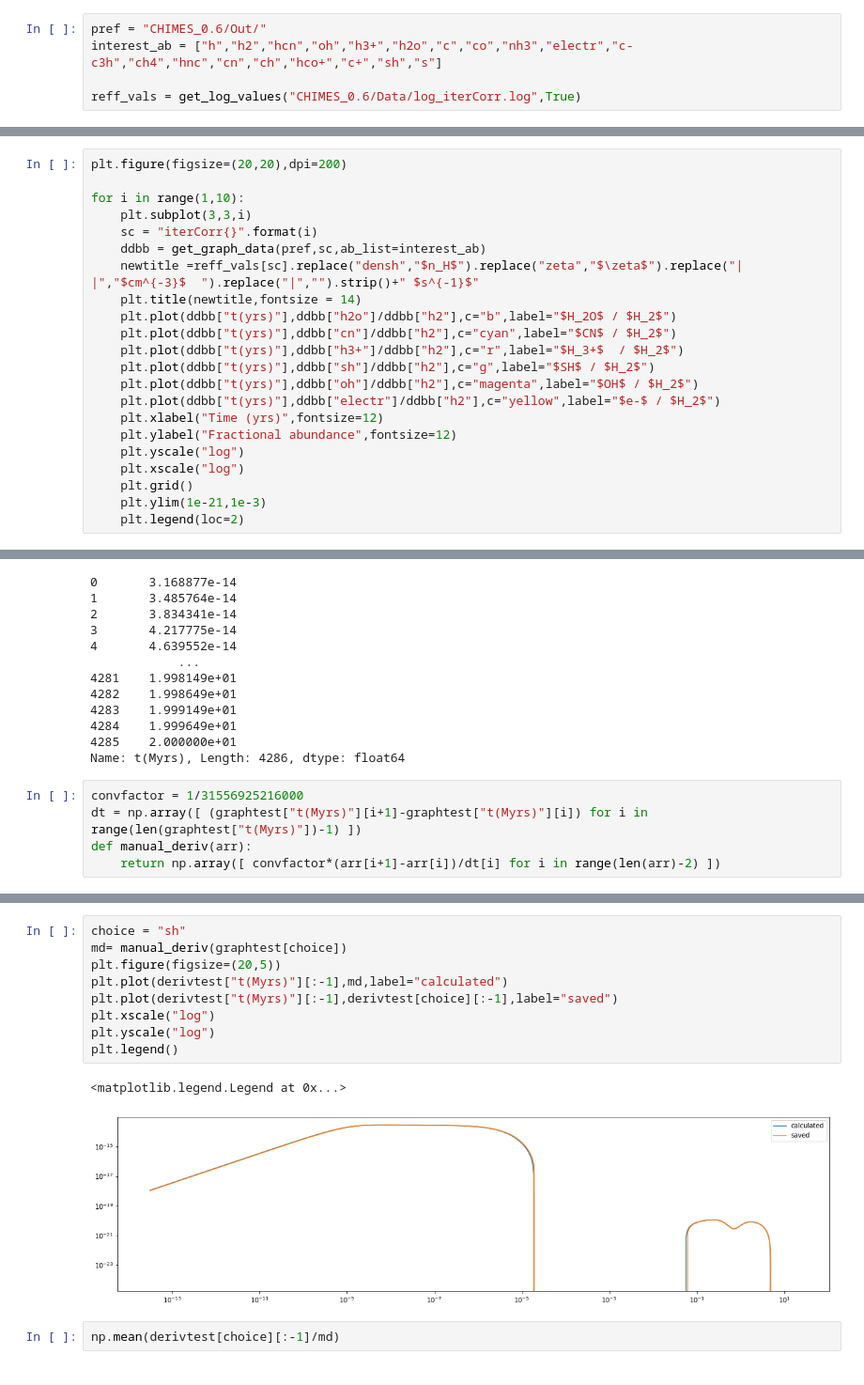
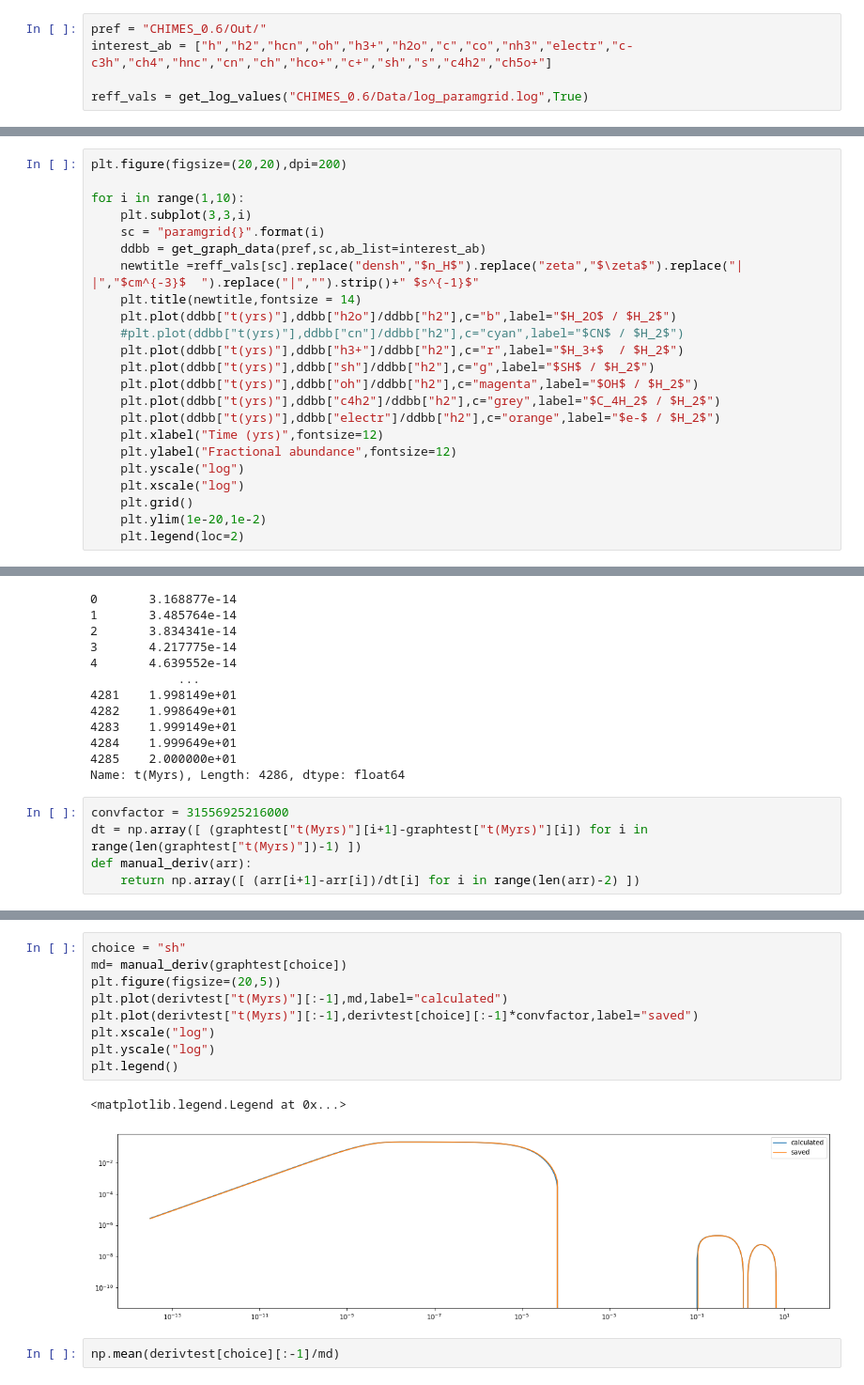
Before and after one commit to PaipaPsyche/ReducingChemicalNetworks_LIU2021, a Jupyter notebook: DataExploration.ipynb, the cells around one changed output, grey strips where cells are left out. Shown at 94% size. Drawn from its saved outputs; the diff is of its cells as text.

```diff
--- a/DataExploration.ipynb
+++ b/DataExploration.ipynb
@@ -78,8 +106,8 @@ def get_log_values(logpath,to_text = False):
 # %%
 pref = "CHIMES_0.6/Out/"
-interest_ab = ["h","h2","hcn","oh","h3+","h2o","c","co","nh3","electr","c-c3h","ch4","hnc","cn","ch","hco+","c+","sh","s"]
+interest_ab = ["h","h2","hcn","oh","h3+","h2o","c","co","nh3","electr","c-c3h","ch4","hnc","cn","ch","hco+","c+","sh","s","c4h2","ch5o+"]
 
-reff_vals = get_log_values("CHIMES_0.6/Data/log_iterCorr.log",True)
+reff_vals = get_log_values("CHIMES_0.6/Data/log_paramgrid.log",True)
 # %%
 plt.figure(figsize=(20,8),dpi=250)
 plt.subplot(1,2,2)
@@ -155,21 +183,22 @@ plt.figure(figsize=(20,20),dpi=200)
 
 for i in range(1,10):
     plt.subplot(3,3,i)
-    sc = "iterCorr{}".format(i)
+    sc = "paramgrid{}".format(i)
     ddbb = get_graph_data(pref,sc,ab_list=interest_ab)
     newtitle =reff_vals[sc].replace("densh","$n_H$").replace("zeta","$\zeta$").replace("|   |","$cm^{-3}$  ").replace("|","").strip()+" $s^{-1}$"
     plt.title(newtitle,fontsize = 14)
     plt.plot(ddbb["t(yrs)"],ddbb["h2o"]/ddbb["h2"],c="b",label="$H_2O$ / $H_2$")
-    plt.plot(ddbb["t(yrs)"],ddbb["cn"]/ddbb["h2"],c="cyan",label="$CN$ / $H_2$")
+    #plt.plot(ddbb["t(yrs)"],ddbb["cn"]/ddbb["h2"],c="cyan",label="$CN$ / $H_2$")
     plt.plot(ddbb["t(yrs)"],ddbb["h3+"]/ddbb["h2"],c="r",label="$H_3+$  / $H_2$")
     plt.plot(ddbb["t(yrs)"],ddbb["sh"]/ddbb["h2"],c="g",label="$SH$ / $H_2$")
     plt.plot(ddbb["t(yrs)"],ddbb["oh"]/ddbb["h2"],c="magenta",label="$OH$ / $H_2$")
-    plt.plot(ddbb["t(yrs)"],ddbb["electr"]/ddbb["h2"],c="yellow",label="$e-$ / $H_2$")
+    plt.plot(ddbb["t(yrs)"],ddbb["c4h2"]/ddbb["h2"],c="grey",label="$C_4H_2$ / $H_2$")
+    plt.plot(ddbb["t(yrs)"],ddbb["electr"]/ddbb["h2"],c="orange",label="$e-$ / $H_2$")
     plt.xlabel("Time (yrs)",fontsize=12)
     plt.ylabel("Fractional abundance",fontsize=12)
     plt.yscale("log")
     plt.xscale("log")
     plt.grid()
-    plt.ylim(1e-21,1e-3)
+    plt.ylim(1e-20,1e-2)
     plt.legend(loc=2)
 # %% [output]
@@ -232,10 +261,10 @@ derivtest["t(Myrs)"]
 4285    2.000000e+01
 Name: t(Myrs), Length: 4286, dtype: float64
 # %%
-convfactor = 1/31556925216000
+convfactor = 31556925216000
 dt = np.array([ (graphtest["t(Myrs)"][i+1]-graphtest["t(Myrs)"][i]) for i in range(len(graphtest["t(Myrs)"])-1) ])
 def manual_deriv(arr):
-    return np.array([ convfactor*(arr[i+1]-arr[i])/dt[i] for i in range(len(arr)-2) ])
+    return np.array([ (arr[i+1]-arr[i])/dt[i] for i in range(len(arr)-2) ])
 # %%
 derivtest["hco"]
 # %% [output]
@@ -254,15 +283,15 @@ Name: hco, Length: 4286, dtype: float64
 # %%
 choice = "sh"
 md= manual_deriv(graphtest[choice])
 plt.figure(figsize=(20,5))
 plt.plot(derivtest["t(Myrs)"][:-1],md,label="calculated")
-plt.plot(derivtest["t(Myrs)"][:-1],derivtest[choice][:-1],label="saved")
+plt.plot(derivtest["t(Myrs)"][:-1],derivtest[choice][:-1]*convfactor,label="saved")
 plt.xscale("log")
 plt.yscale("log")
 plt.legend()
 # %% [output]
 <matplotlib.legend.Legend at 0x...>
-[figure, old version]
+[figure, new version]
 # %%
 np.mean(derivtest[choice][:-1]/md)
 # %% [output]
```
Also changed, not shown: parts of 5 cells of this notebook, 1 other file.
